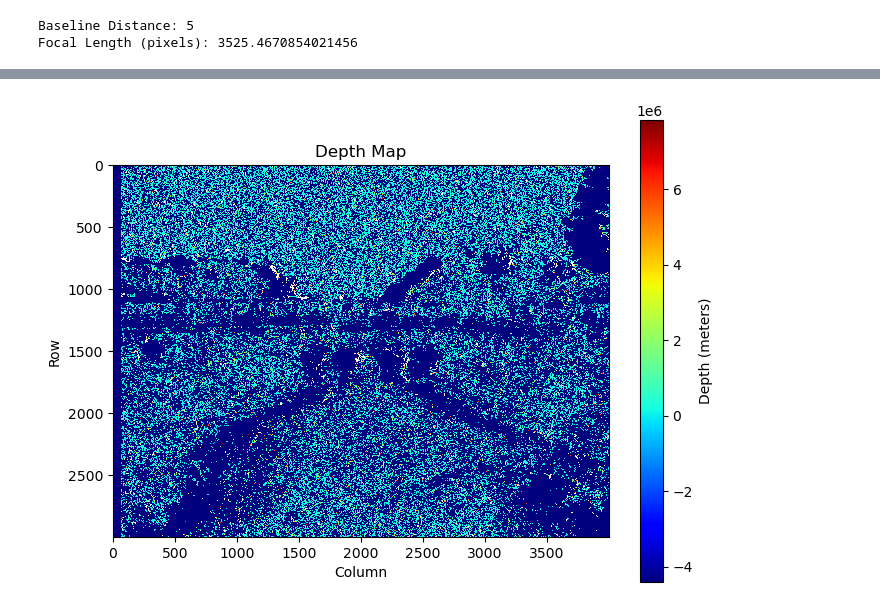
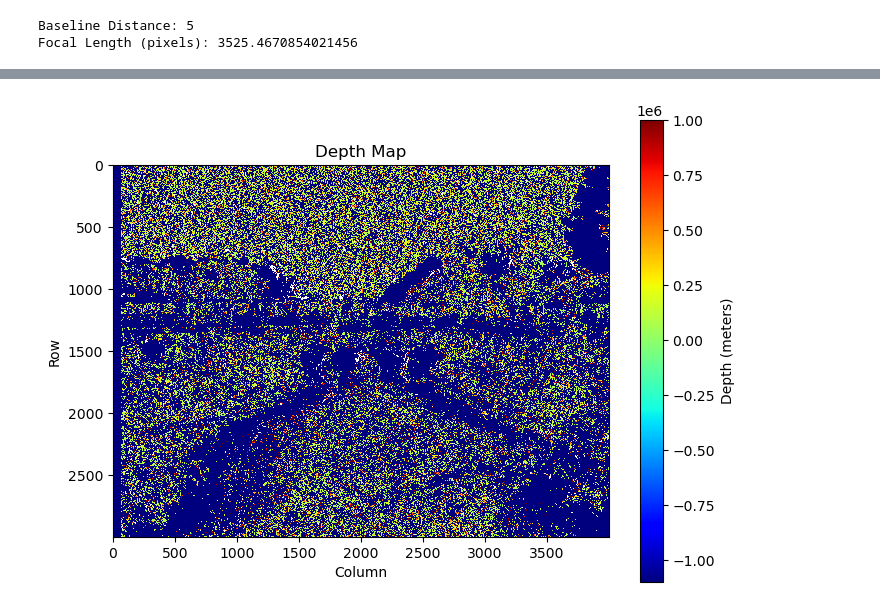
Before and after one commit to rosa-github/Design-Project, a Jupyter notebook: Code_design.ipynb, the cells around one changed output, grey strips where cells are left out. Saved outputs shown, nothing was run; the diff lists cells and outputs as text; code cells hidden in the pictures.

```diff
--- a/Code_design.ipynb
+++ b/Code_design.ipynb
@@ -250,11 +265,11 @@ array([[-4407192.5, -4407192.5, -4407192.5, ...,        inf,        inf,
 # %%
 # Plot the depth map
 plt.figure(figsize=(8, 6))
-plt.imshow(depth, cmap='jet', interpolation='nearest')
+plt.title('Depth Map')
+plt.imshow(depth, cmap='jet', interpolation='nearest', vmin=1e6, vmax=-1e6)
 plt.colorbar(label='Depth (meters)')
-plt.title('Depth Map')
 plt.xlabel('Column')
 plt.ylabel('Row')
 plt.show()
 # %% [output]
-[figure, old version]
+[figure, new version]
```
Also changed, not shown: parts of 5 cells of this notebook.
